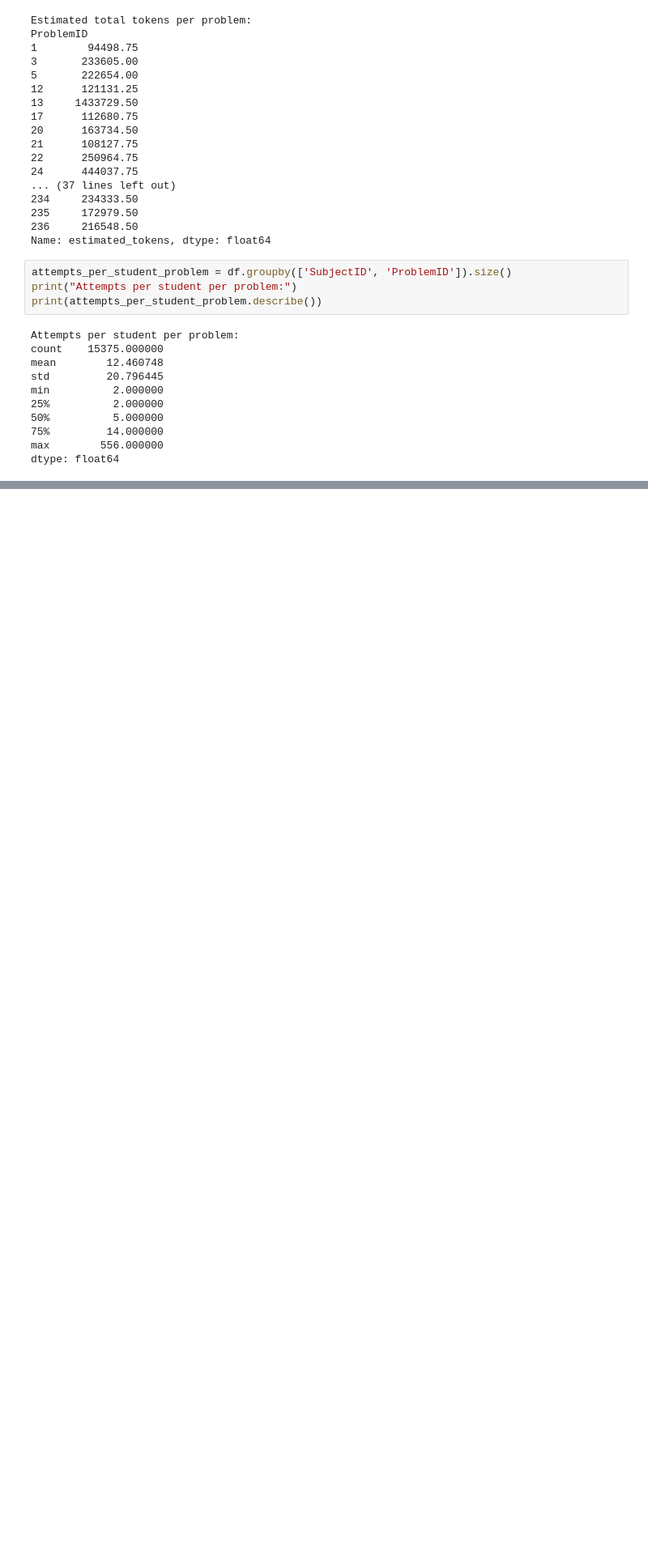
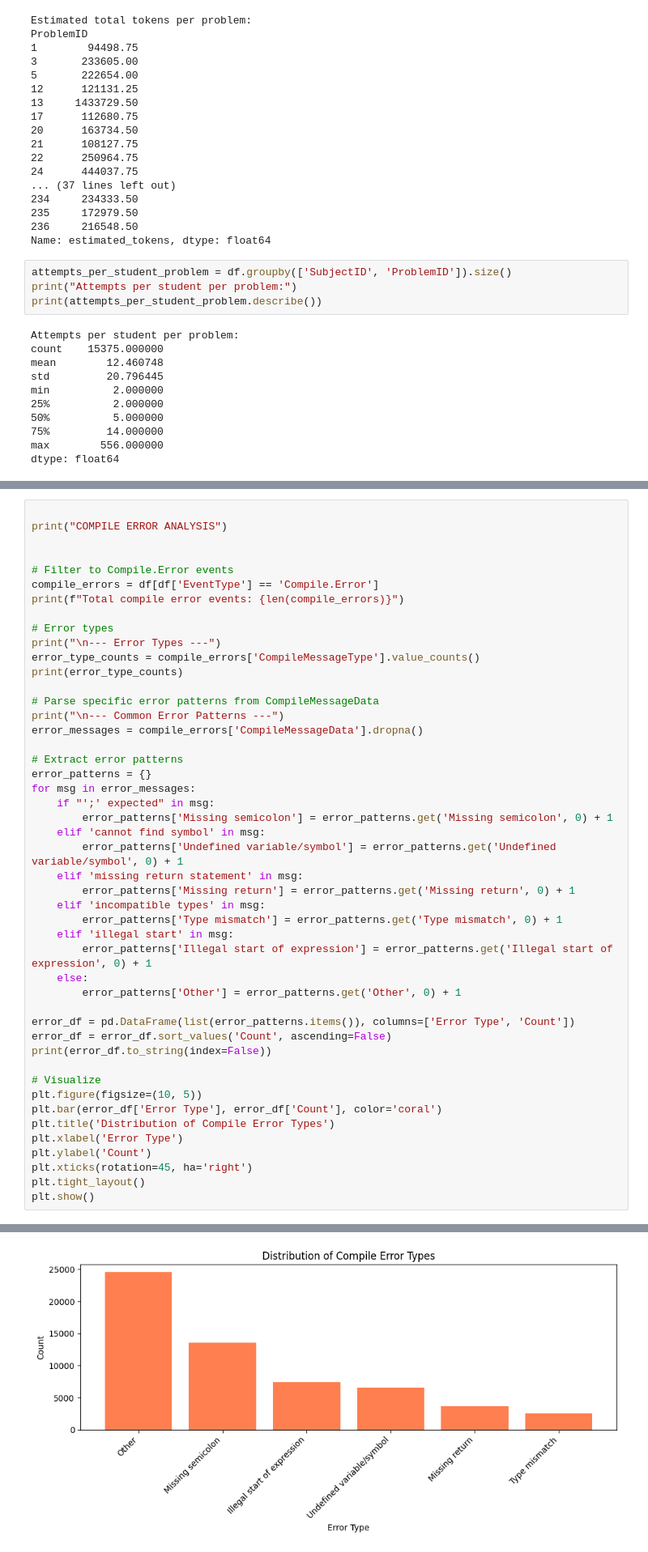
Before and after one commit to Pranay0205/kintsugi, a Jupyter notebook: codeworkout_analysis.ipynb, the cells around one changed output, grey strips where cells are left out. Shown at 81% size. Cells and saved outputs as stored; diff of their text form; blank space fills up the shorter version.

```diff
--- a/codeworkout_analysis.ipynb
+++ b/codeworkout_analysis.ipynb
@@ -133,0 +123,48 @@ AttributeError: 'DataFrame' object has no attribute 'OrderID'
+# %%
+
+print("COMPILE ERROR ANALYSIS")
+
+
+# Filter to Compile.Error events
+compile_errors = df[df['EventType'] == 'Compile.Error']
+print(f"Total compile error events: {len(compile_errors)}")
+
+# Error types
+print("\n--- Error Types ---")
+error_type_counts = compile_errors['CompileMessageType'].value_counts()
+print(error_type_counts)
+
+# Parse specific error patterns from CompileMessageData
+print("\n--- Common Error Patterns ---")
+error_messages = compile_errors['CompileMessageData'].dropna()
+
+# Extract error patterns
+error_patterns = {}
+for msg in error_messages:
+    if "';' expected" in msg:
+        error_patterns['Missing semicolon'] = error_patterns.get('Missing semicolon', 0) + 1
+    elif 'cannot find symbol' in msg:
+        error_patterns['Undefined variable/symbol'] = error_patterns.get('Undefined variable/symbol', 0) + 1
+    elif 'missing return statement' in msg:
+        error_patterns['Missing return'] = error_patterns.get('Missing return', 0) + 1
+    elif 'incompatible types' in msg:
+        error_patterns['Type mismatch'] = error_patterns.get('Type mismatch', 0) + 1
+    elif 'illegal start' in msg:
+        error_patterns['Illegal start of expression'] = error_patterns.get('Illegal start of expression', 0) + 1
+    else:
+        error_patterns['Other'] = error_patterns.get('Other', 0) + 1
+
+error_df = pd.DataFrame(list(error_patterns.items()), columns=['Error Type', 'Count'])
+error_df = error_df.sort_values('Count', ascending=False)
+print(error_df.to_string(index=False))
+
+# Visualize
+plt.figure(figsize=(10, 5))
+plt.bar(error_df['Error Type'], error_df['Count'], color='coral')
+plt.title('Distribution of Compile Error Types')
+plt.xlabel('Error Type')
+plt.ylabel('Count')
+plt.xticks(rotation=45, ha='right')
+plt.tight_layout()
+plt.show()
+# %% [output]
@@ -133,0 +189 @@ AttributeError: 'DataFrame' object has no attribute 'OrderID'
+[figure, added]
```
Also changed, not shown: parts of 5 cells of this notebook, 3 other files.
